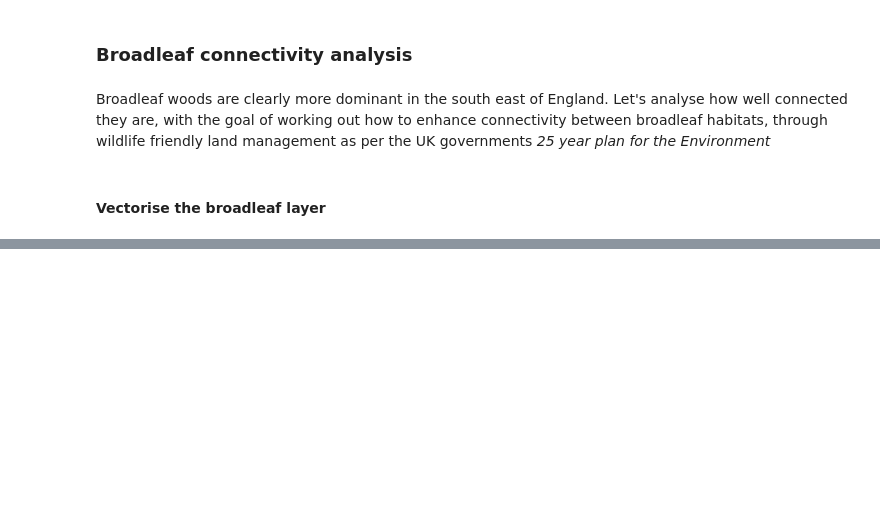
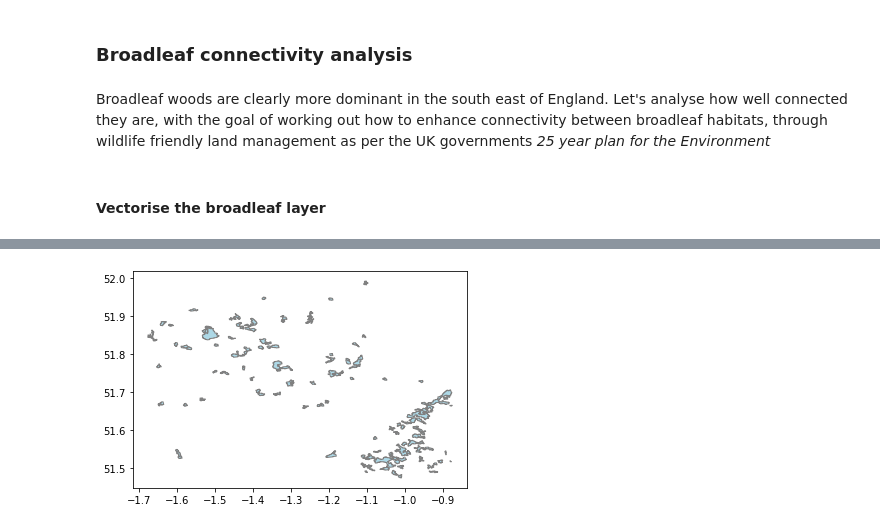
Before and after one commit to scra88le/UKterraform, a Jupyter notebook: UK Corine analysis.ipynb, the cells around one changed output, grey strips where cells are left out. Cells and saved outputs as stored; diff of their text form; code cells hidden in the pictures; blank space fills up the shorter version.

```diff
--- a/UK Corine analysis.ipynb
+++ b/UK Corine analysis.ipynb
@@ -196,0 +199,4 @@ nx.draw(dist_graph, positions, node_size=5, node_color="b")
+# %%
+ax = oxonBroadleaf_df.plot(linewidth=1, edgecolor="grey", facecolor="lightblue")
+# %% [output]
+[figure, added]
```
Also changed, not shown: parts of 16 cells of this notebook.
